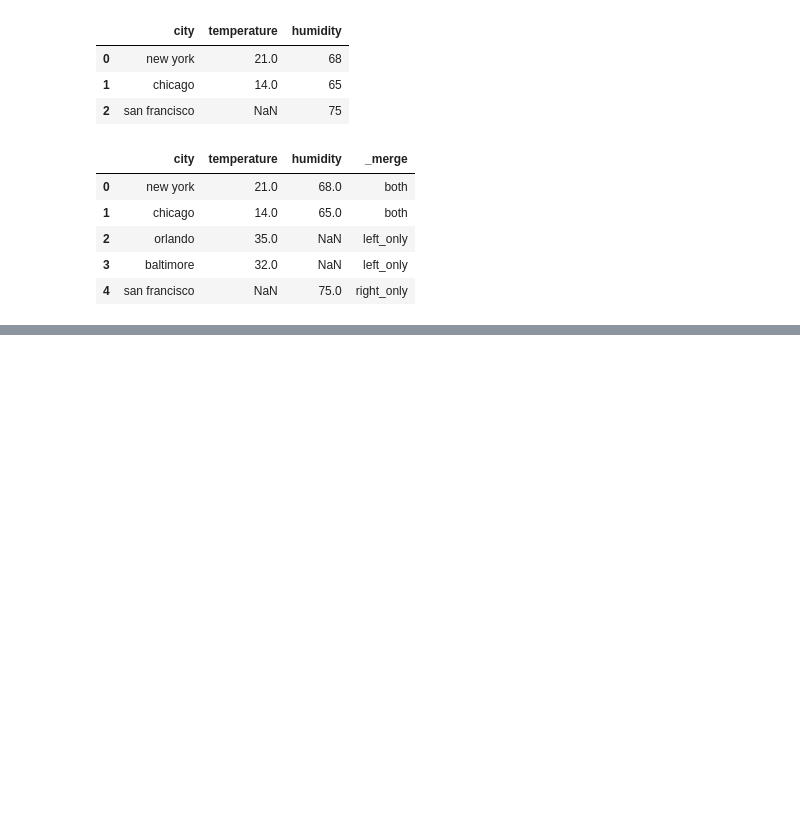
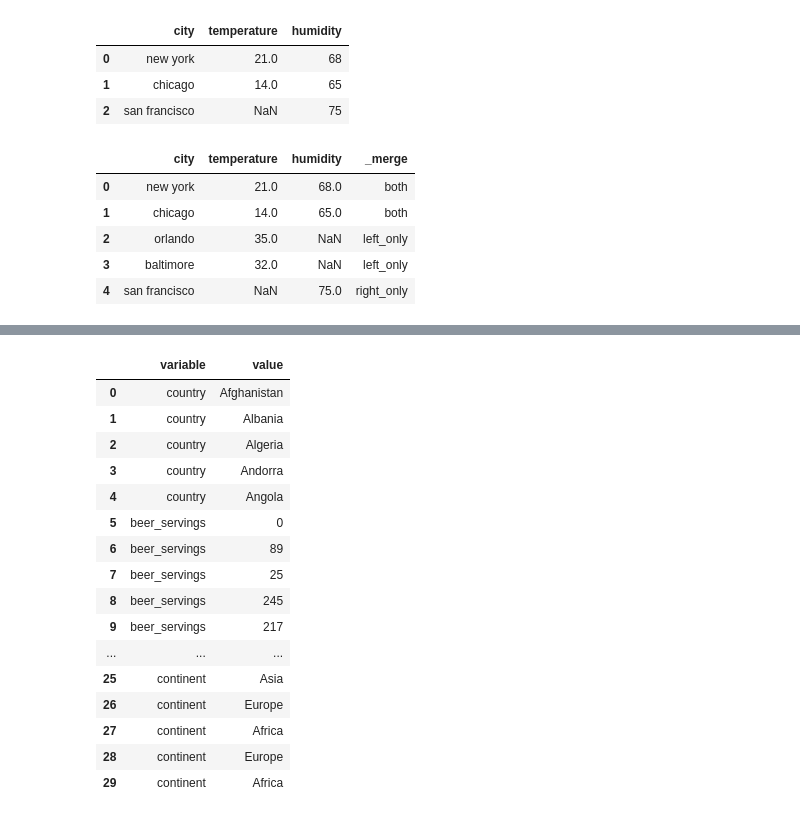
Before and after one commit to shmehta21/Pandas_demo, a Jupyter notebook: pandas.ipynb, the cells around one changed output, grey strips where cells are left out. Cells and saved outputs as stored; diff of their text form; code cells hidden in the pictures; blank space fills up the shorter version.

```diff
--- a/pandas.ipynb
+++ b/pandas.ipynb
@@ -1587,0 +1895,21 @@ df7#takes common + all uncommon ones from both left and right df's and marks its
+# %%
+column_to_row = pd.melt(drinks.head()) # Transforms all column data into row data
+column_to_row
+# %% [output]
+|  | variable | value |
+| 0 | country | Afghanistan |
+| 1 | country | Albania |
+| 2 | country | Algeria |
+| 3 | country | Andorra |
+| 4 | country | Angola |
+| 5 | beer_servings | 0 |
+| 6 | beer_servings | 89 |
+| 7 | beer_servings | 25 |
+| 8 | beer_servings | 245 |
+| 9 | beer_servings | 217 |
+| ... | ... | ... |
+| 25 | continent | Asia |
+| 26 | continent | Europe |
+| 27 | continent | Africa |
+| 28 | continent | Europe |
+| 29 | continent | Africa |
```
Also changed, not shown: parts of 42 cells of this notebook, 1 other file.
